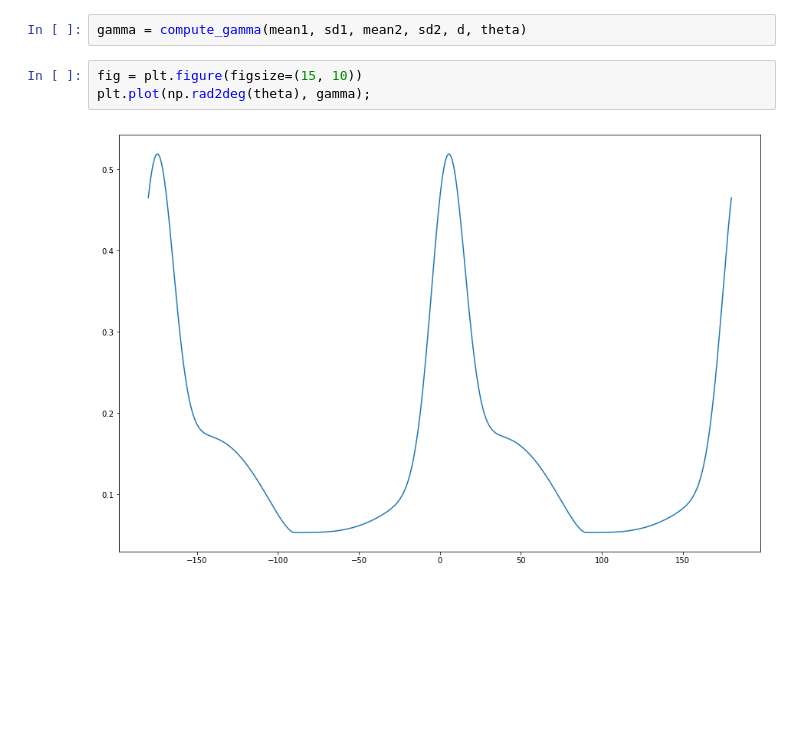
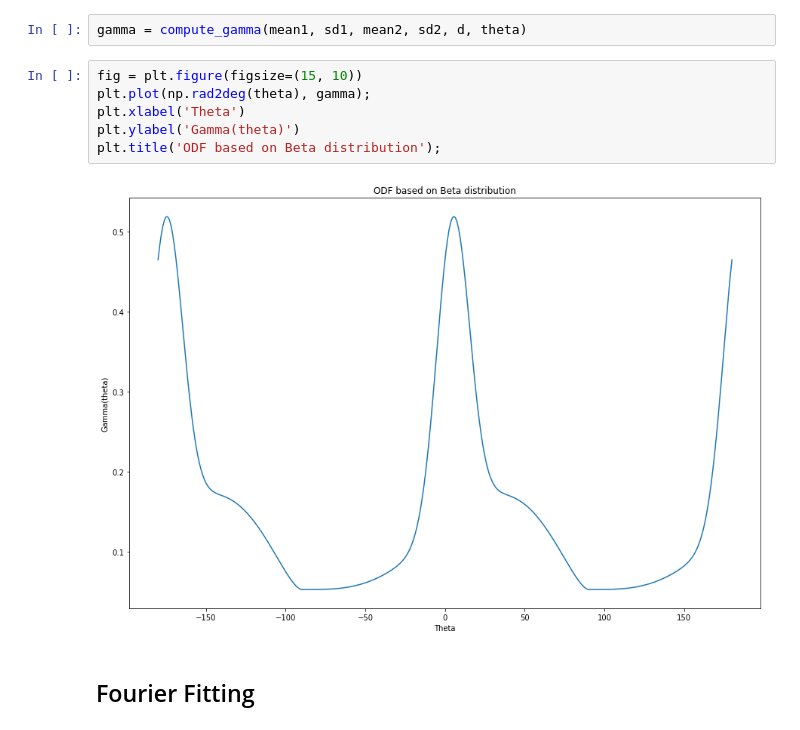
Before and after one commit to stpotter16/psfdi, a Jupyter notebook: notebooks/exploratory/stp_explore_structural_tensor.ipynb, the cells around one changed output. Saved outputs shown, nothing was run; the diff lists cells and outputs as text; blank space fills up the shorter version.

```diff
--- a/notebooks/exploratory/stp_explore_structural_tensor.ipynb
+++ b/notebooks/exploratory/stp_explore_structural_tensor.ipynb
@@ -90,5 +90,10 @@ gamma = compute_gamma(mean1, sd1, mean2, sd2, d, theta)
 # %%
 fig = plt.figure(figsize=(15, 10))
 plt.plot(np.rad2deg(theta), gamma);
+plt.xlabel('Theta')
+plt.ylabel('Gamma(theta)')
+plt.title('ODF based on Beta distribution');
 # %% [output]
-[figure, old version]
+[figure, new version]
+# %% [markdown]
+## Fourier Fitting
```
Also changed, not shown: parts of 1 cell of this notebook.
